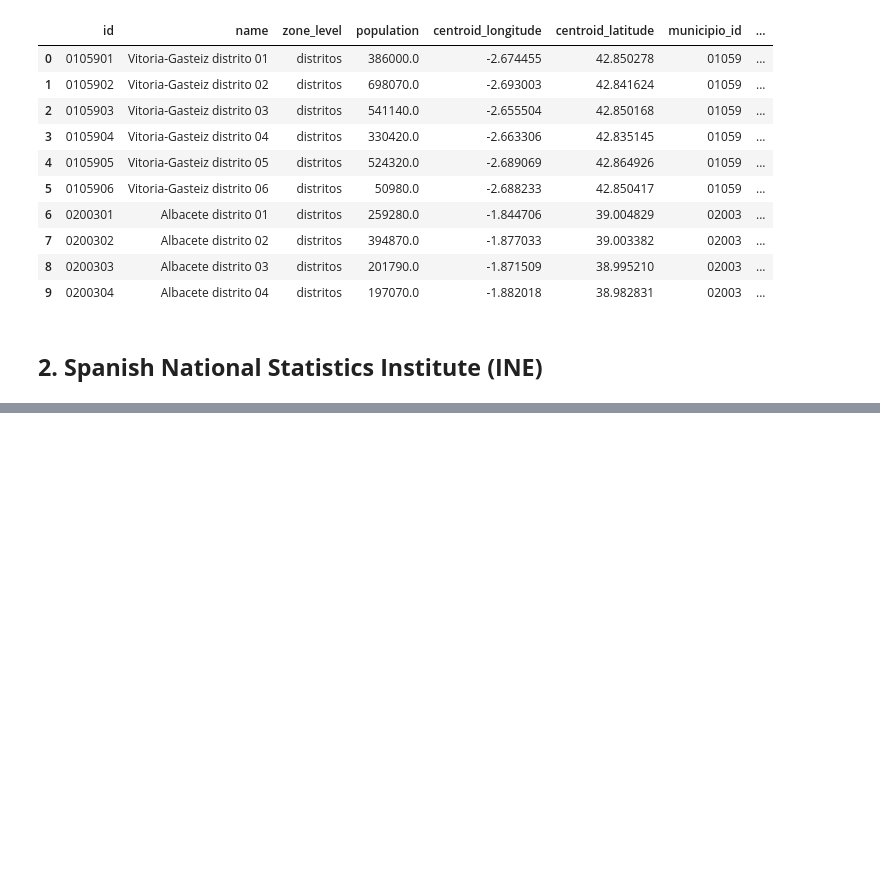
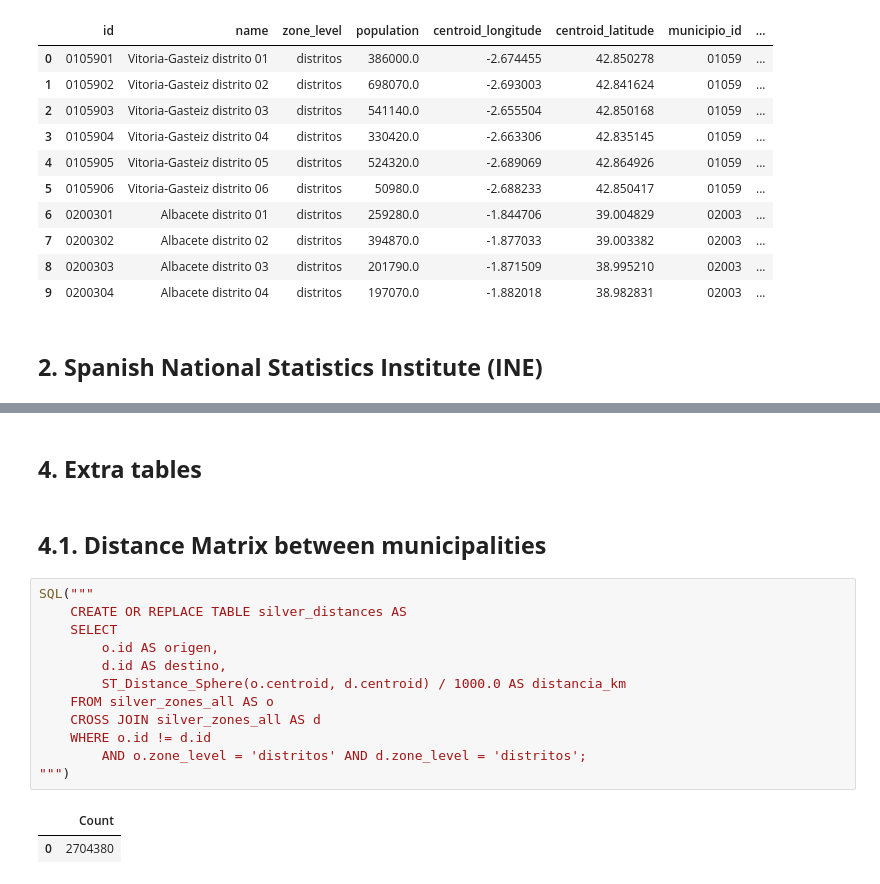
Before and after one commit to bgramaje/muceim-bigdata_project, a Jupyter notebook: notebooks/layers/silver_v2.ipynb, the cells around one changed output, grey strips where cells are left out. Drawn from its saved outputs; the diff is of its cells as text; blank space fills up the shorter version.

```diff
--- a/notebooks/layers/silver_v2.ipynb
+++ b/notebooks/layers/silver_v2.ipynb
@@ -813,0 +893,19 @@ SQL(f"""
+# %% [markdown]
+<h2 id="extra"><b>4. Extra tables</b></h2>
+# %% [markdown]
+<h2 id="extra"><b>4.1. Distance Matrix between municipalities</b></h2>
+# %%
+SQL("""
+    CREATE OR REPLACE TABLE silver_distances AS
+    SELECT
+        o.id AS origen,
+        d.id AS destino,
+        ST_Distance_Sphere(o.centroid, d.centroid) / 1000.0 AS distancia_km
+    FROM silver_zones_all AS o
+    CROSS JOIN silver_zones_all AS d
+    WHERE o.id != d.id
+        AND o.zone_level = 'distritos' AND d.zone_level = 'distritos';
+""")
+# %% [output]
+|  | Count |
+| 0 | 2704380 |
```
Also changed, not shown: parts of 4 cells of this notebook, 2 other files.
